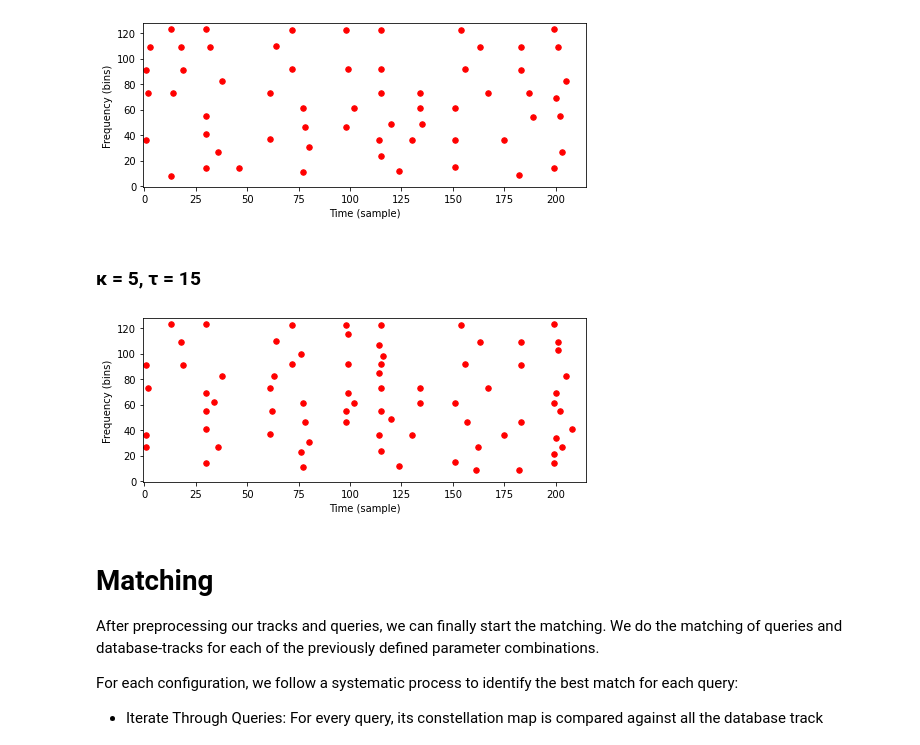
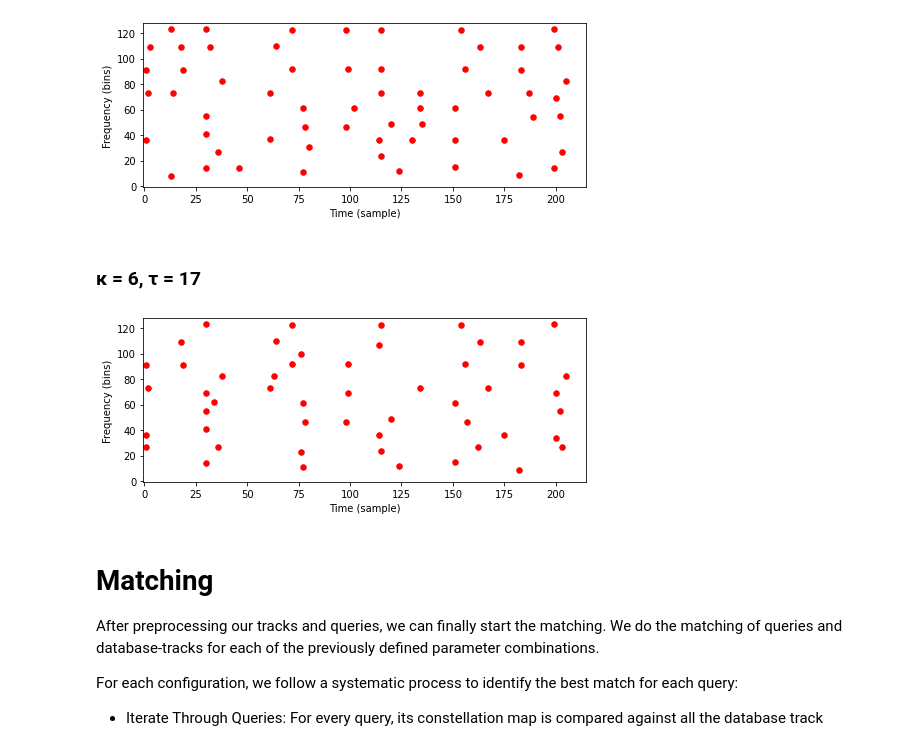
Before and after one commit to Konstiu/Music-Information-Retrieval, a Jupyter notebook: MS2.1.ipynb, the cells around one changed output. Saved outputs shown, nothing was run; the diff lists cells and outputs as text; code cells hidden in the pictures.

```diff
--- a/MS2.1.ipynb
+++ b/MS2.1.ipynb
@@ -281,13 +281,13 @@ fig, ax, im = plot_constellation_map(query_cmaps_10_10['queries/810.mp3'], color
 # %% [output]
 [figure]
 # %% [markdown]
-### κ = 5, τ = 15
+### κ = 6, τ = 17
 # %%
-query_cmaps_5_15 = compute_constellation_maps(queries, 5, 15)
+query_cmaps_6_17 = compute_constellation_maps(queries, 6, 17)
 
-fig, ax, im = plot_constellation_map(query_cmaps_5_15['queries/810.mp3'], color='r', s=30)
+fig, ax, im = plot_constellation_map(query_cmaps_6_17['queries/810.mp3'], color='r', s=30)
 # %% [output]
-[figure, old version]
+[figure, new version]
 # %% [markdown]
 # Matching
 
```
Also changed, not shown: parts of 11 cells of this notebook.
